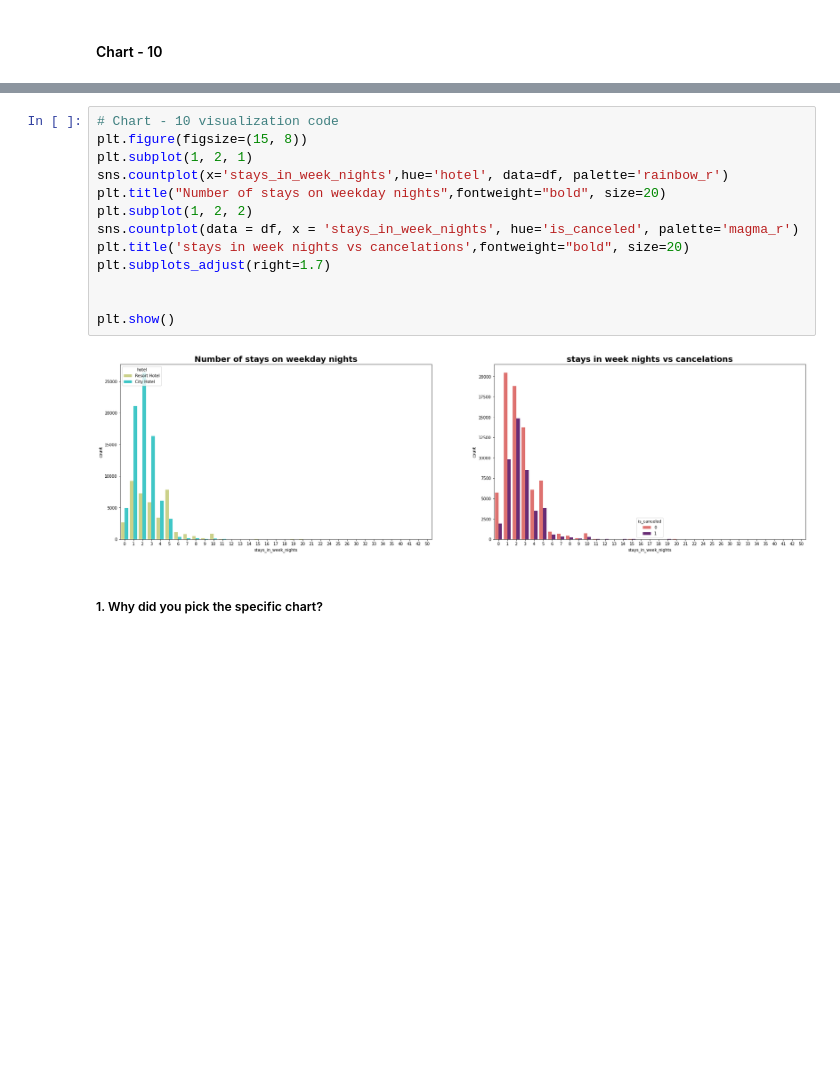
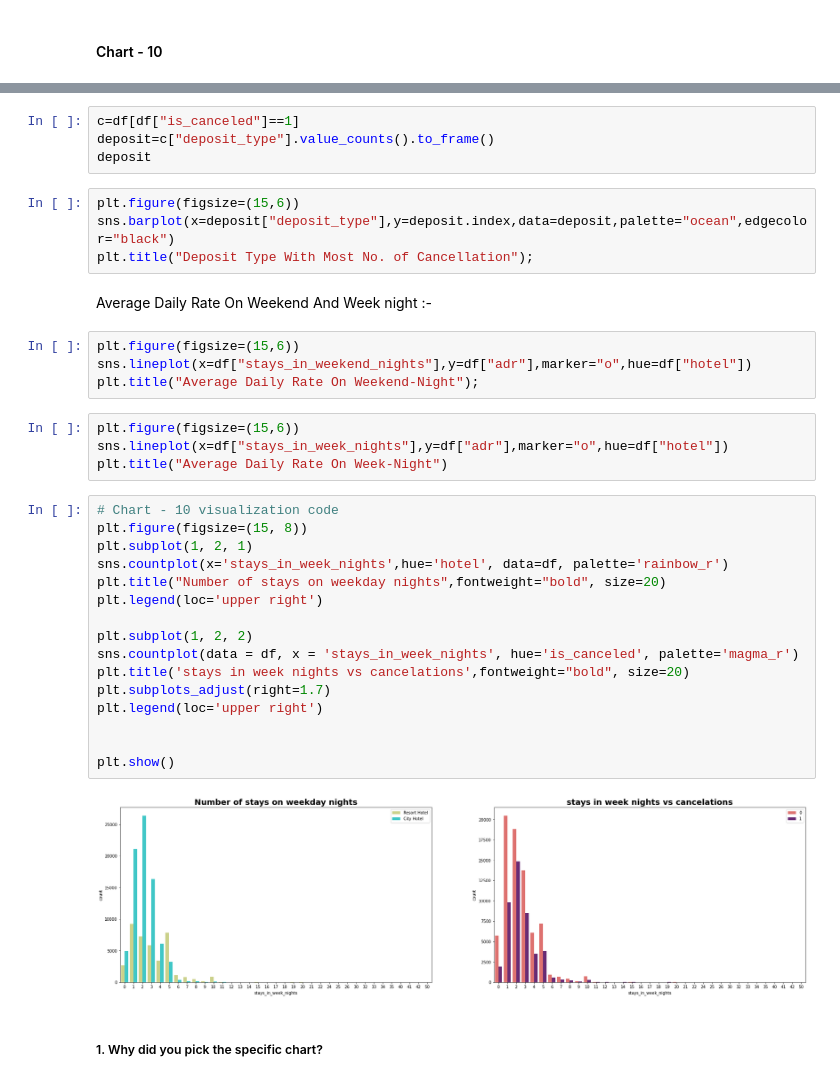
Before and after one commit to ansarshaikh95/EDA-Hotel-booking-analysis, a Jupyter notebook: EDA_Hotel_booking_Analysis.ipynb, the cells around one changed output, grey strips where cells are left out. Drawn from its saved outputs; the diff is of its cells as text; blank space fills up the shorter version.

```diff
--- a/EDA_Hotel_booking_Analysis.ipynb
+++ b/EDA_Hotel_booking_Analysis.ipynb
@@ -1054,18 +1098,39 @@ Answer Here
+# %%
+c=df[df["is_canceled"]==1]
+deposit=c["deposit_type"].value_counts().to_frame()
+deposit
+# %%
+plt.figure(figsize=(15,6))
+sns.barplot(x=deposit["deposit_type"],y=deposit.index,data=deposit,palette="ocean",edgecolor="black")
+plt.title("Deposit Type With Most No. of Cancellation");
+# %% [markdown]
+Average Daily Rate On Weekend And Week night :-
+# %%
+plt.figure(figsize=(15,6))
+sns.lineplot(x=df["stays_in_weekend_nights"],y=df["adr"],marker="o",hue=df["hotel"])
+plt.title("Average Daily Rate On Weekend-Night");
+# %%
+plt.figure(figsize=(15,6))
+sns.lineplot(x=df["stays_in_week_nights"],y=df["adr"],marker="o",hue=df["hotel"])
+plt.title("Average Daily Rate On Week-Night")
 # %%
 # Chart - 10 visualization code
 plt.figure(figsize=(15, 8))
 plt.subplot(1, 2, 1)
 sns.countplot(x='stays_in_week_nights',hue='hotel', data=df, palette='rainbow_r')
 plt.title("Number of stays on weekday nights",fontweight="bold", size=20)
+plt.legend(loc='upper right')
+
 plt.subplot(1, 2, 2)
 sns.countplot(data = df, x = 'stays_in_week_nights', hue='is_canceled', palette='magma_r')
 plt.title('stays in week nights vs cancelations',fontweight="bold", size=20)
 plt.subplots_adjust(right=1.7)
+plt.legend(loc='upper right')
 
 
 plt.show()
 # %% [output]
-[figure, old version]
+[figure, new version]
 # %% [markdown]
 ##### 1. Why did you pick the specific chart?
 # %% [markdown]
```
Also changed, not shown: parts of 16 cells of this notebook.
